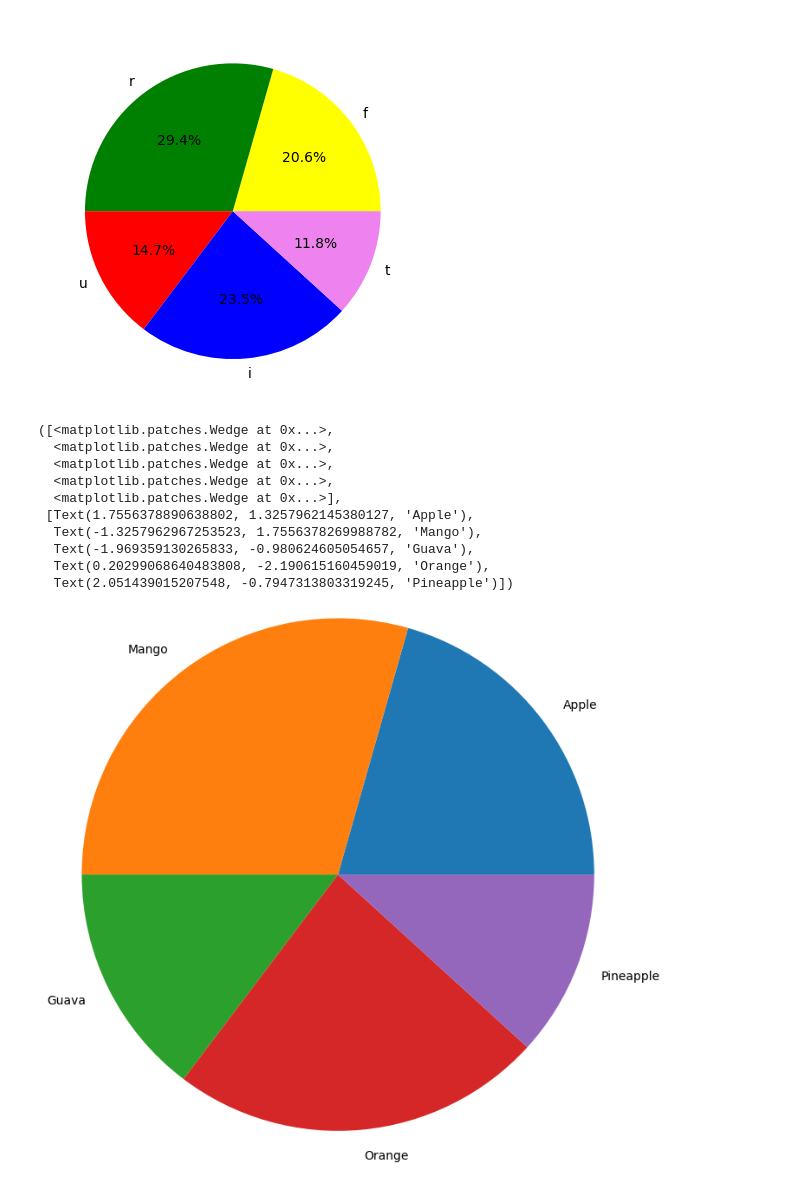
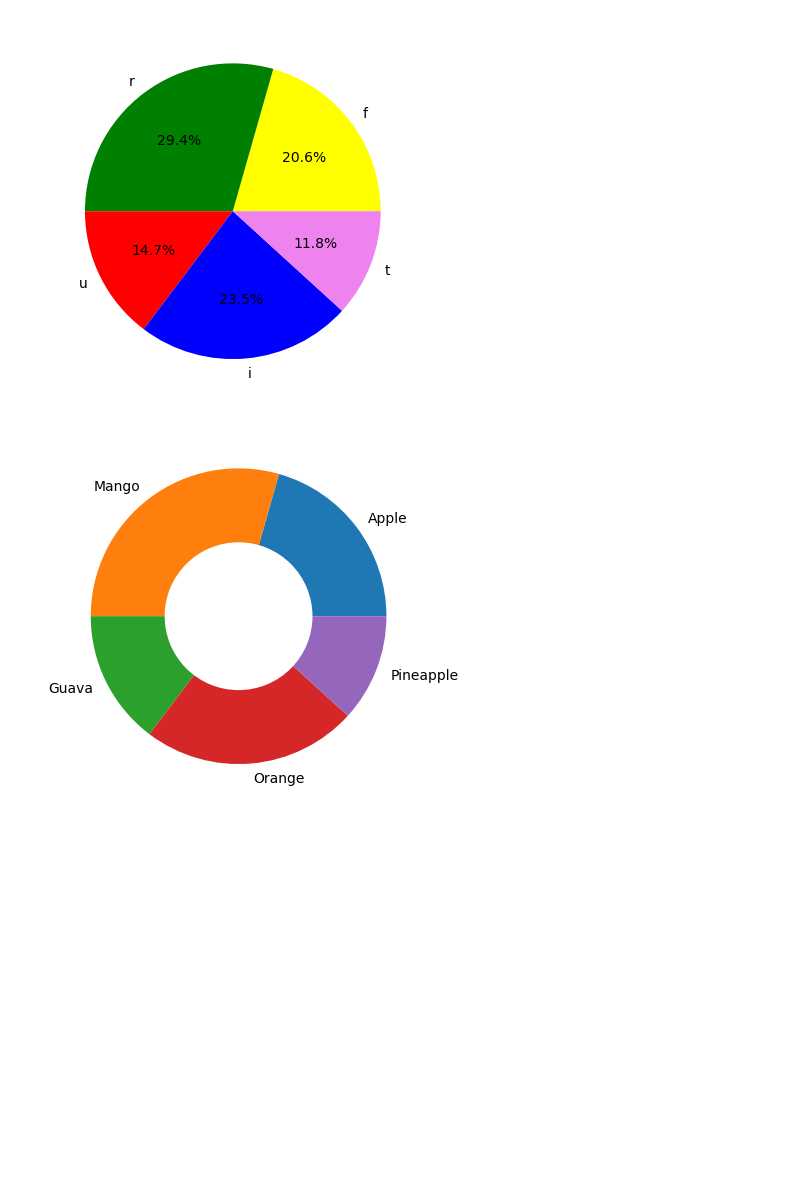
Before and after one commit to raaghavgoyal/python-practice, a Jupyter notebook: Learning-Matplotlib.ipynb, the cells around one changed output. Cells and saved outputs as stored; diff of their text form; code cells hidden in the pictures; blank space fills up the shorter version.

```diff
--- a/Learning-Matplotlib.ipynb
+++ b/Learning-Matplotlib.ipynb
@@ -173,17 +173,8 @@ plt.show()
 # %%
 #donut chart
 # %%
-plt.pie(quantity,labels= fruit,radius = 2)
-plt.pie([1],colors = ['w'])
+plt.pie(quantity,labels= fruit,radius = 1)
+plt.pie([1],colors = ['w'],radius = 0.5)
+plt.show()
 # %% [output]
-([<matplotlib.patches.Wedge at 0x...>,
-  <matplotlib.patches.Wedge at 0x...>,
-  <matplotlib.patches.Wedge at 0x...>,
-  <matplotlib.patches.Wedge at 0x...>,
-  <matplotlib.patches.Wedge at 0x...>],
- [Text(1.7556378890638802, 1.3257962145380127, 'Apple'),
-  Text(-1.3257962967253523, 1.7556378269988782, 'Mango'),
-  Text(-1.969359130265833, -0.980624605054657, 'Guava'),
-  Text(0.20299068640483808, -2.190615160459019, 'Orange'),
-  Text(2.051439015207548, -0.7947313803319245, 'Pineapple')])
-[figure, old version]
+[figure, new version]
```
Also changed, not shown: 6 other files.
